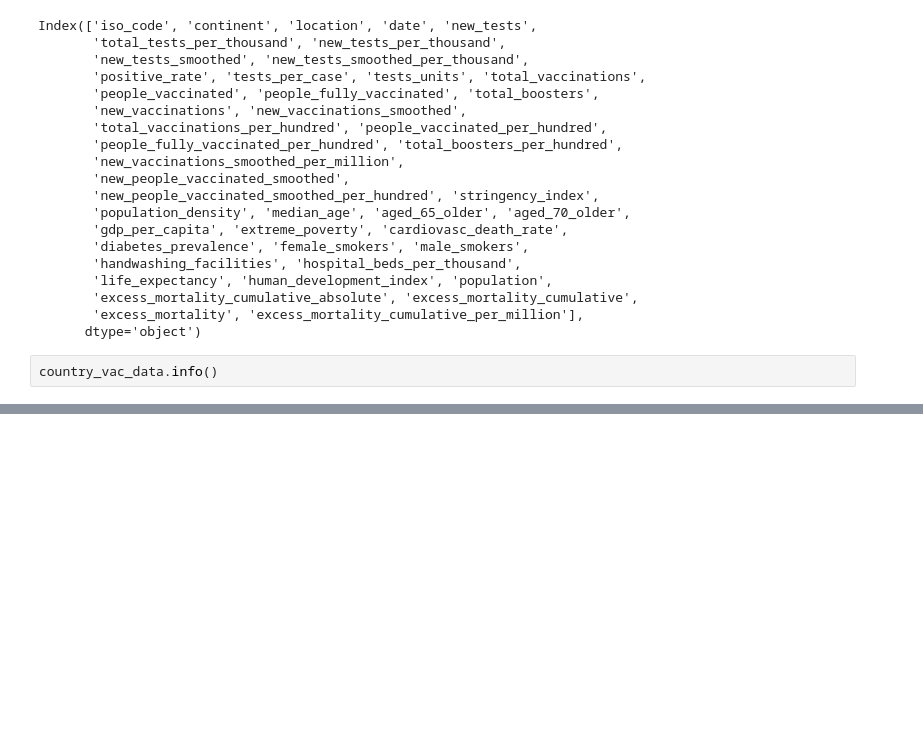
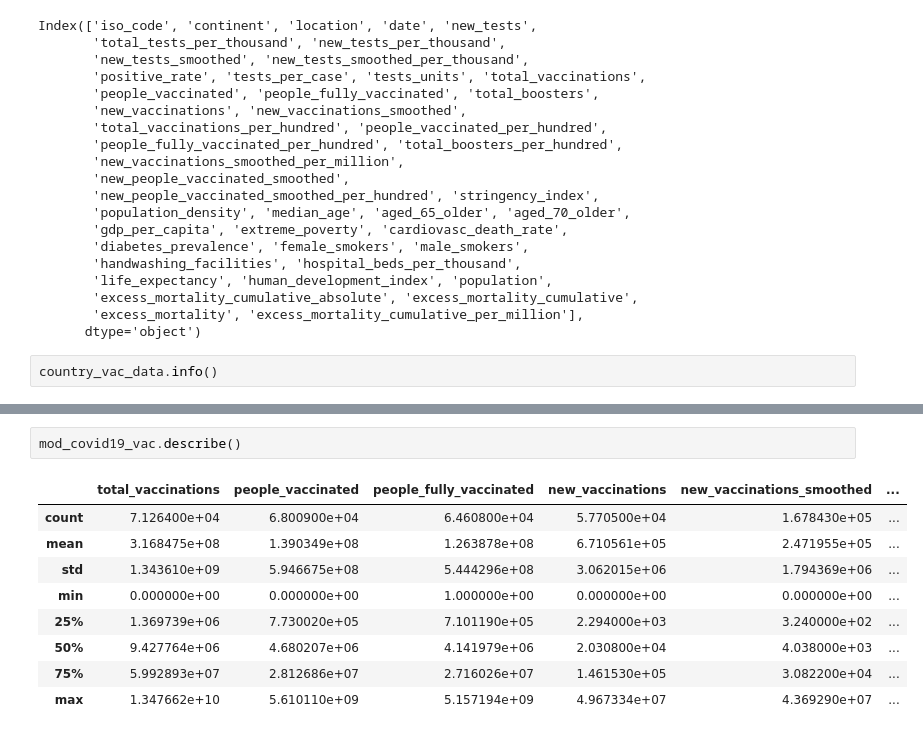
Before and after one commit to lewah/mangosplit, a Jupyter notebook: COVID-19/data exploration.ipynb, the cells around one changed output, grey strips where cells are left out. Cells and saved outputs as stored; diff of their text form; blank space fills up the shorter version.

```diff
--- a/COVID-19/data exploration.ipynb
+++ b/COVID-19/data exploration.ipynb
@@ -143,0 +160,12 @@ plt.show()
+# %%
+mod_covid19_vac.describe()
+# %% [output]
+|  | total_vaccinations | people_vaccinated | people_fully_vaccinated | new_vaccinations | new_vaccinations_smoothed | ... |
+| count | 7.126400e+04 | 6.800900e+04 | 6.460800e+04 | 5.770500e+04 | 1.678430e+05 | ... |
+| mean | 3.168475e+08 | 1.390349e+08 | 1.263878e+08 | 6.710561e+05 | 2.471955e+05 | ... |
+| std | 1.343610e+09 | 5.946675e+08 | 5.444296e+08 | 3.062015e+06 | 1.794369e+06 | ... |
+| min | 0.000000e+00 | 0.000000e+00 | 1.000000e+00 | 0.000000e+00 | 0.000000e+00 | ... |
+| 25% | 1.369739e+06 | 7.730020e+05 | 7.101190e+05 | 2.294000e+03 | 3.240000e+02 | ... |
+| 50% | 9.427764e+06 | 4.680207e+06 | 4.141979e+06 | 2.030800e+04 | 4.038000e+03 | ... |
+| 75% | 5.992893e+07 | 2.812686e+07 | 2.716026e+07 | 1.461530e+05 | 3.082200e+04 | ... |
+| max | 1.347662e+10 | 5.610110e+09 | 5.157194e+09 | 4.967334e+07 | 4.369290e+07 | ... |
```
Also changed, not shown: parts of 9 cells of this notebook, 1 other file.
